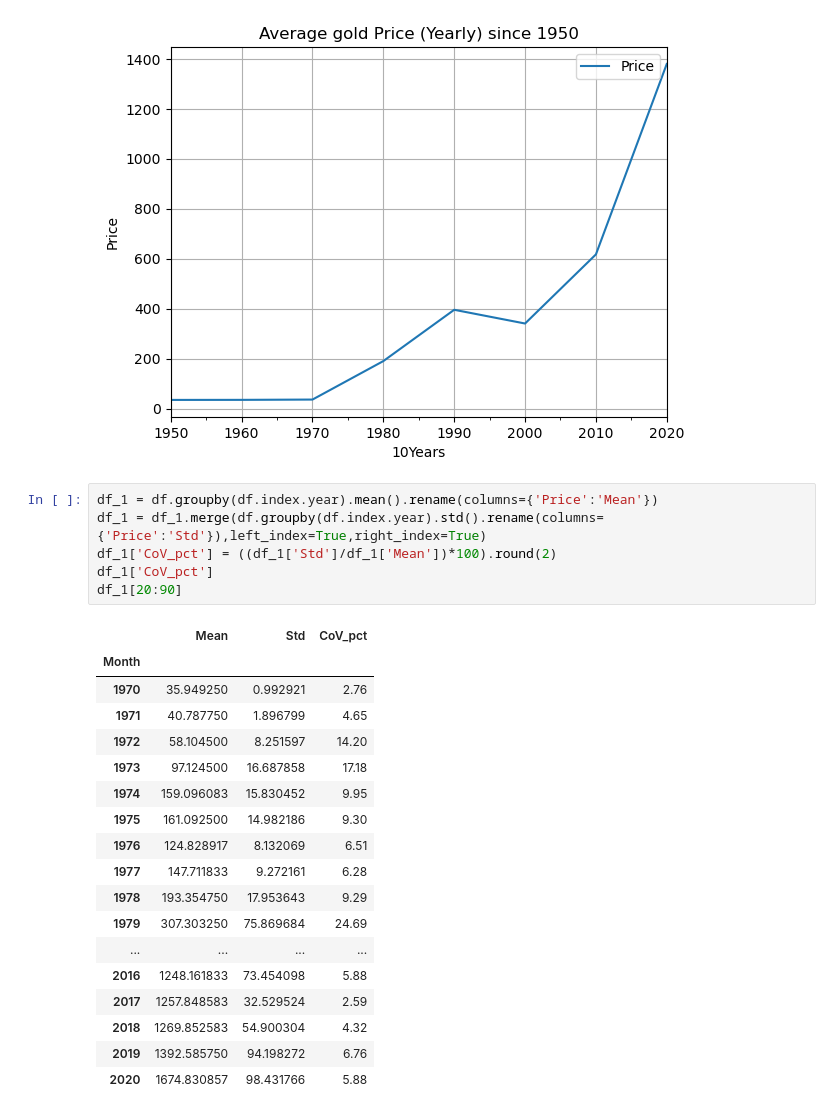
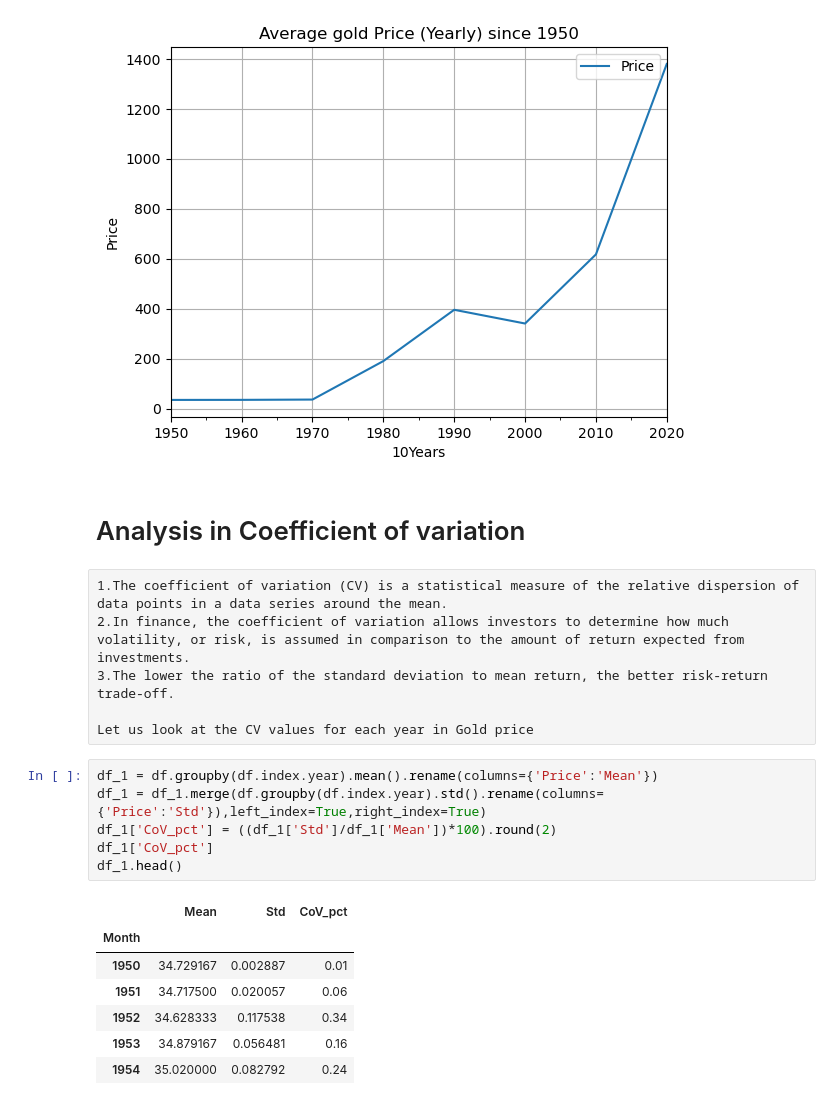
Before and after one commit to parthvichare/Gold-Price-Analysis, a Jupyter notebook: GOLD forecasting.ipynb, the cells around one changed output. Drawn from its saved outputs; the diff is of its cells as text.

```diff
--- a/GOLD forecasting.ipynb
+++ b/GOLD forecasting.ipynb
@@ -173,28 +189,25 @@ plt.ylabel('Price')
 plt.grid()
 # %% [output]
 [figure]
+# %% [markdown]
+# Analysis in Coefficient of variation
+# %% [raw]
+1.The coefficient of variation (CV) is a statistical measure of the relative dispersion of data points in a data series around the mean.
+2.In finance, the coefficient of variation allows investors to determine how much volatility, or risk, is assumed in comparison to the amount of return expected from investments.
+3.The lower the ratio of the standard deviation to mean return, the better risk-return trade-off.
+
+Let us look at the CV values for each year in Gold price
 # %%
 df_1 = df.groupby(df.index.year).mean().rename(columns={'Price':'Mean'})
 df_1 = df_1.merge(df.groupby(df.index.year).std().rename(columns={'Price':'Std'}),left_index=True,right_index=True)
 df_1['CoV_pct'] = ((df_1['Std']/df_1['Mean'])*100).round(2)
 df_1['CoV_pct']
-df_1[20:90]
+df_1.head()
 # %% [output]
 |  | Mean | Std | CoV_pct |
 | Month |  |  |  |
-| 1970 | 35.949250 | 0.992921 | 2.76 |
-| 1971 | 40.787750 | 1.896799 | 4.65 |
-| 1972 | 58.104500 | 8.251597 | 14.20 |
-| 1973 | 97.124500 | 16.687858 | 17.18 |
-| 1974 | 159.096083 | 15.830452 | 9.95 |
-| 1975 | 161.092500 | 14.982186 | 9.30 |
-| 1976 | 124.828917 | 8.132069 | 6.51 |
-| 1977 | 147.711833 | 9.272161 | 6.28 |
-| 1978 | 193.354750 | 17.953643 | 9.29 |
-| 1979 | 307.303250 | 75.869684 | 24.69 |
-| ... | ... | ... | ... |
-| 2016 | 1248.161833 | 73.454098 | 5.88 |
-| 2017 | 1257.848583 | 32.529524 | 2.59 |
-| 2018 | 1269.852583 | 54.900304 | 4.32 |
-| 2019 | 1392.585750 | 94.198272 | 6.76 |
-| 2020 | 1674.830857 | 98.431766 | 5.88 |
+| 1950 | 34.729167 | 0.002887 | 0.01 |
+| 1951 | 34.717500 | 0.020057 | 0.06 |
+| 1952 | 34.628333 | 0.117538 | 0.34 |
+| 1953 | 34.879167 | 0.056481 | 0.16 |
+| 1954 | 35.020000 | 0.082792 | 0.24 |
```
Also changed, not shown: parts of 77 cells of this notebook.
